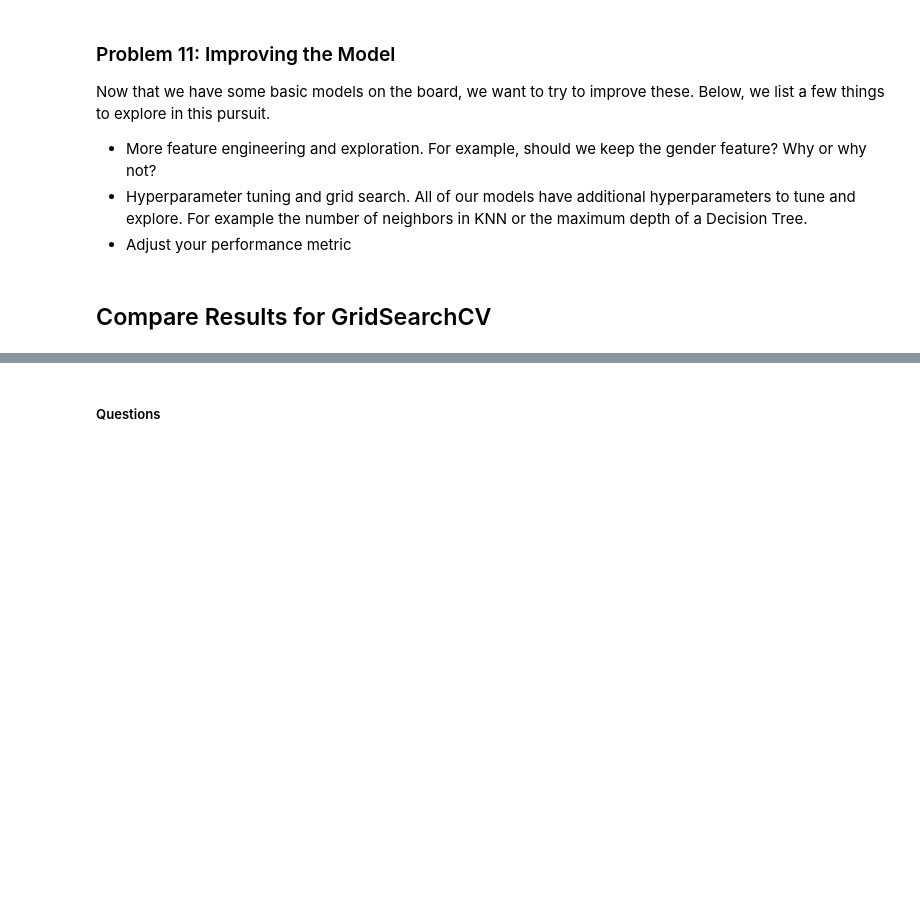
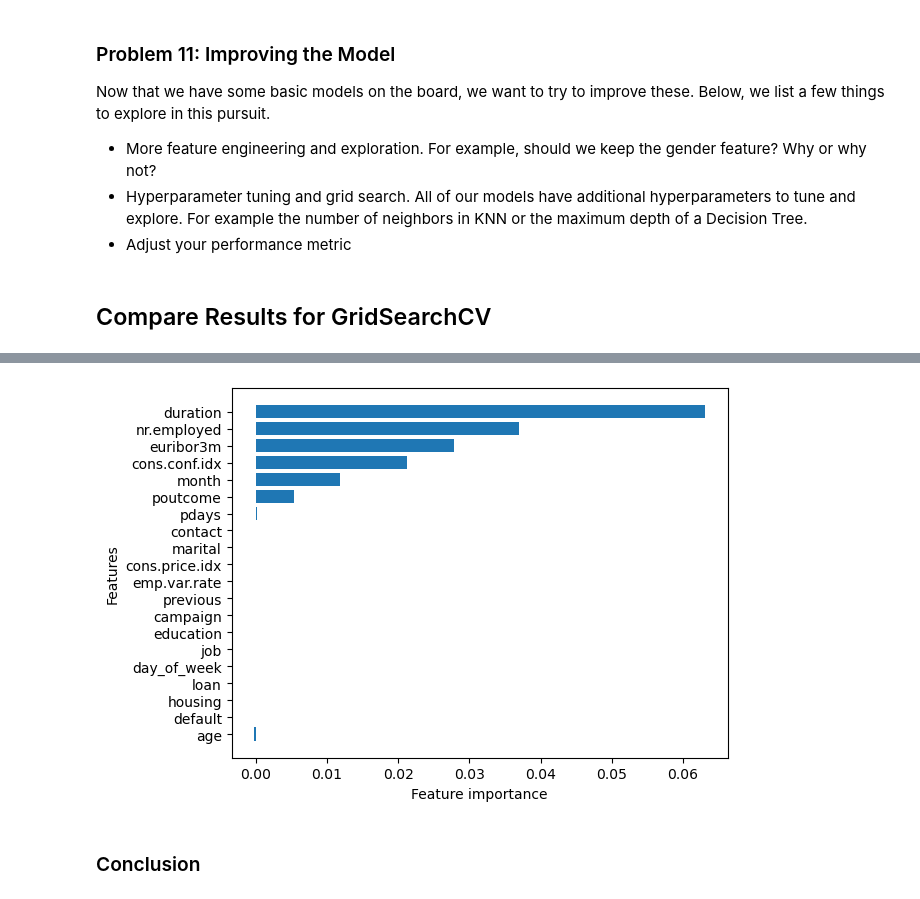
Before and after one commit to ping-flazh/HE-PracticalAssignment3, a Jupyter notebook: prompt_solution.ipynb, the cells around one changed output, grey strips where cells are left out. Drawn from its saved outputs; the diff is of its cells as text; code cells hidden in the pictures; blank space fills up the shorter version.

```diff
--- a/prompt_solution.ipynb
+++ b/prompt_solution.ipynb
@@ -452,2 +478,26 @@ resultsGridSearch_df
+# %%
+# Helper function for plotting feature importance
+def plot_features(columns, importances):
+    df = (pd.DataFrame({"features": columns,
+                        "feature_importances": importances.importances_mean})
+          .sort_values("feature_importances", ascending=False)
+          .reset_index(drop=True))
+
+    # Plot the dataframe
+    fig, ax = plt.subplots()
+    ax.barh(df["features"], df["feature_importances"])
+    ax.set_ylabel("Features")
+    ax.set_xlabel("Feature importance")
+    ax.invert_yaxis()
+# %%
+best_model = resultsGridSearch_df_bestmodel.to_numpy()
+# %%
+# Get permutation importance for DecisionTree: Array Row 1
+importance = permutation_importance(best_model[1], X_test, y_test, n_repeats=10, random_state=42, n_jobs=-1)
+
+# Plot Feature Importance
+plot_features(X_train.columns, importance)
+# %% [output]
+[figure, added]
 # %% [markdown]
-##### Questions
+### Conclusion
```
Also changed, not shown: parts of 12 cells of this notebook, 7 other files.
